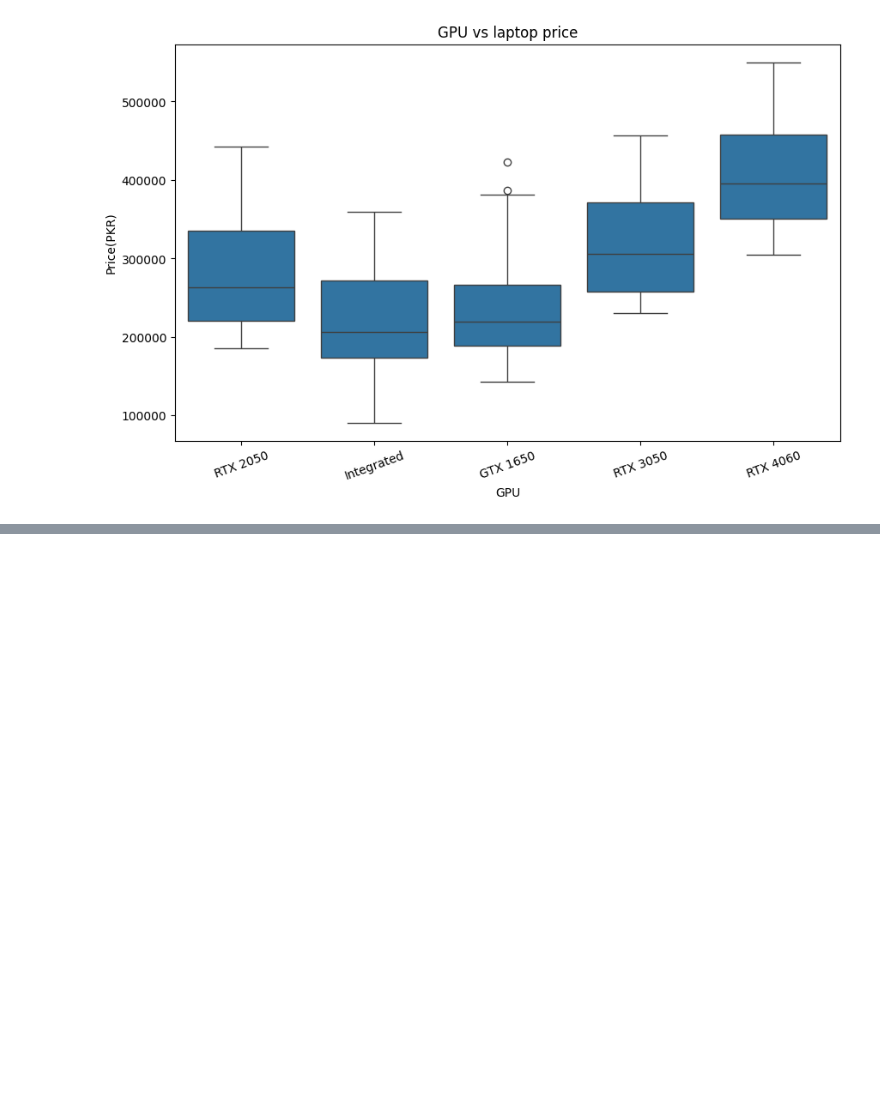
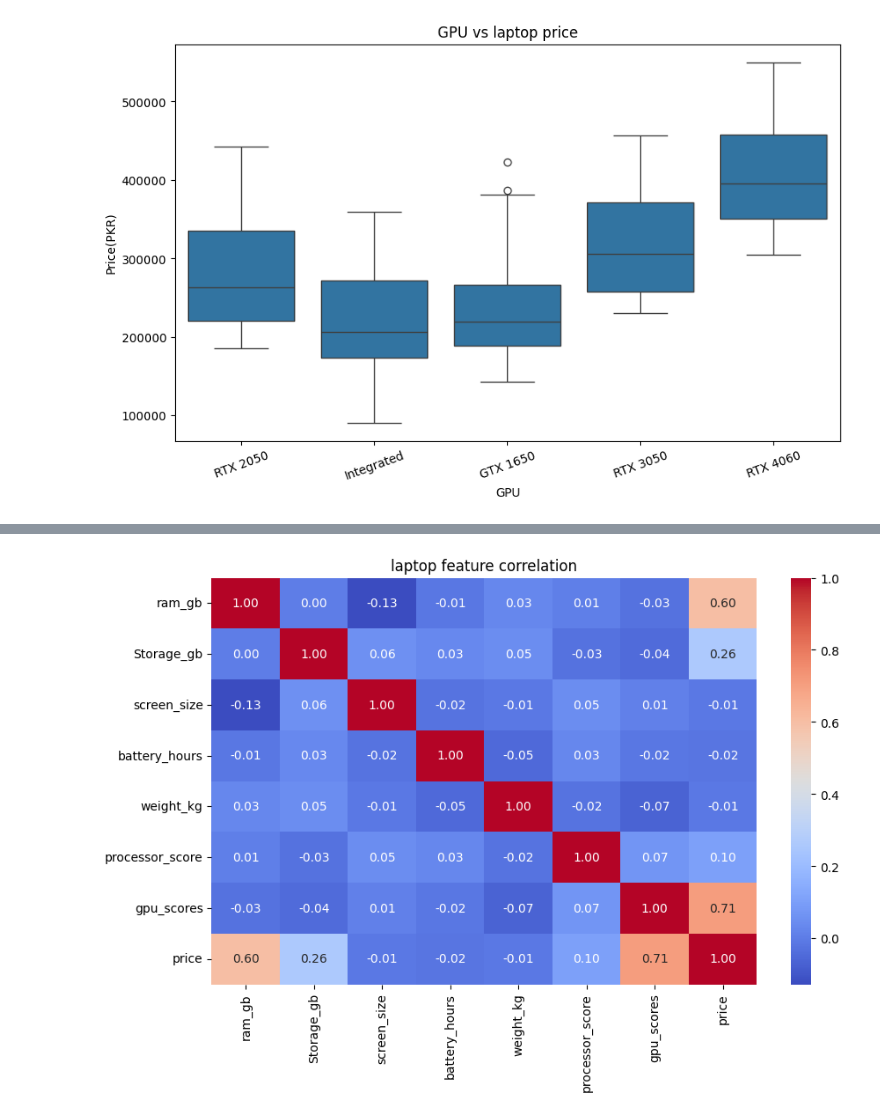
Before and after one commit to manto187/Python, a Jupyter notebook: laptop-price-recommendor/notebooks/laptop_analysis.ipynb, the cells around one changed output, grey strips where cells are left out. Saved outputs shown, nothing was run; the diff lists cells and outputs as text; code cells hidden in the pictures; blank space fills up the shorter version.

Commit message:
did correlation analysis for laptop feature and visualized data using heatmap

```diff
--- a/laptop-price-recommendor/notebooks/laptop_analysis.ipynb
+++ b/laptop-price-recommendor/notebooks/laptop_analysis.ipynb
@@ -357,3 +357,18 @@ plt.xticks(rotation=20)
 plt.show()
 # %% [output]
 [figure]
+# %%
+numeric_columns = [
+    "ram_gb",
+    "Storage_gb",
+    "screen_size",
+    "battery_hours",
+    "weight_kg",
+    "processor_score",
+    "gpu_scores",
+    "price"
+]
+
+correlation = df[
+    numeric_columns
+].corr()
@@ -359,0 +387,14 @@ plt.show()
+# %%
+plt.figure(figsize=(10,6))
+
+sns.heatmap(
+    correlation,
+    annot=True,
+    fmt=".2f",
+    cmap="coolwarm"
+)
+
+plt.title("laptop feature correlation")
+plt.show()
+# %% [output]
+[figure, added]
```
Also changed, not shown: parts of 1 cell of this notebook.
